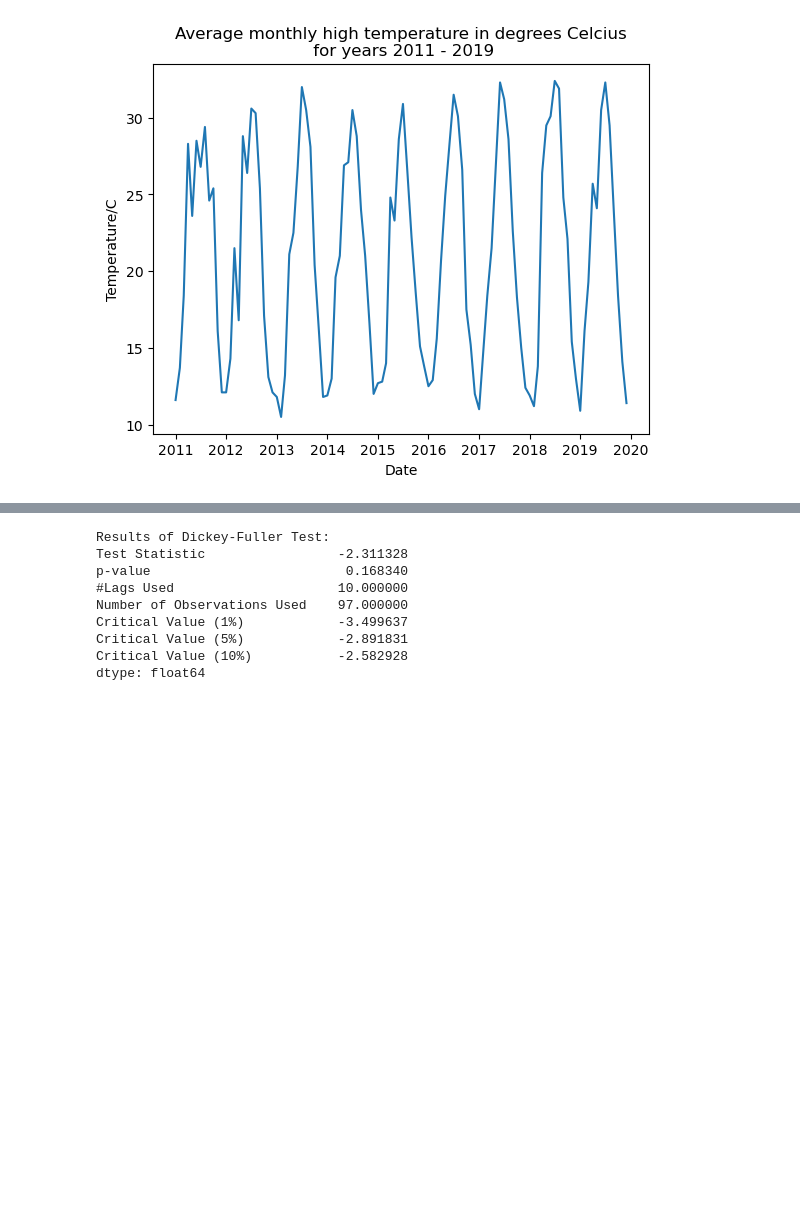
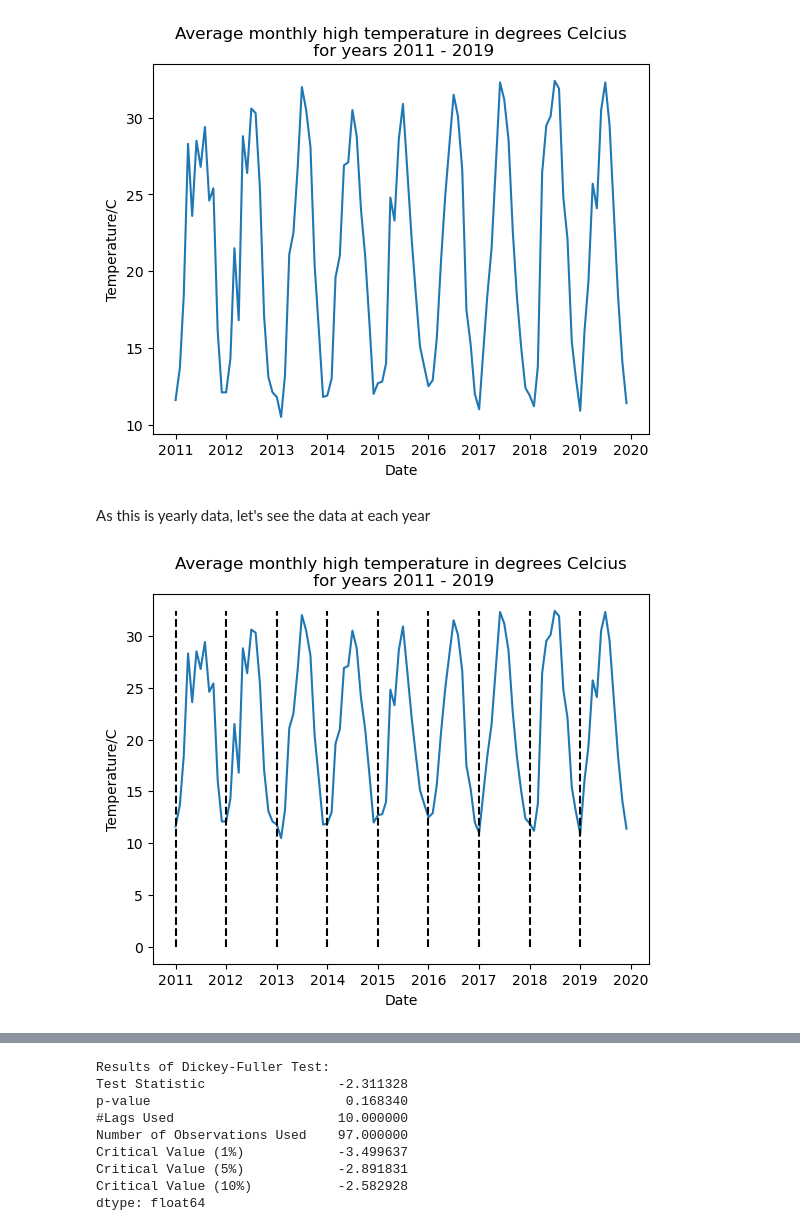
Before and after one commit to kcj-coding/Python-coding, a Jupyter notebook: python-time-series-forecasting1.ipynb, the cells around one changed output, grey strips where cells are left out. Saved outputs shown, nothing was run; the diff lists cells and outputs as text; code cells hidden in the pictures; blank space fills up the shorter version.

```diff
--- a/python-time-series-forecasting1.ipynb
+++ b/python-time-series-forecasting1.ipynb
@@ -71,3 +76,19 @@ ax.set_ylabel('Temperature/C')
 ax.set_title("Average monthly high temperature in degrees Celcius\n for years 2011 - 2019");
 # %% [output]
 [figure]
+# %% [markdown]
+As this is yearly data, let's see the data at each year
+# %%
+# plot data with vertical lines at seasonal frequency e.g. 12 months if looking at years
+line_range = [df.date[i] for i in range(0,len(df),12)]
+
+fig, ax = plt.subplots()
+
+ax.plot(df.date, df.test)
+for i in line_range:
+    ax.vlines(i,0,max(df.test), colors='k',linestyles='dashed')
+ax.set_xlabel('Date')
+ax.set_ylabel('Temperature/C')
+ax.set_title("Average monthly high temperature in degrees Celcius\n for years 2011 - 2019");
+# %% [output]
+[figure, added]
```
Also changed, not shown: parts of 61 cells of this notebook.
